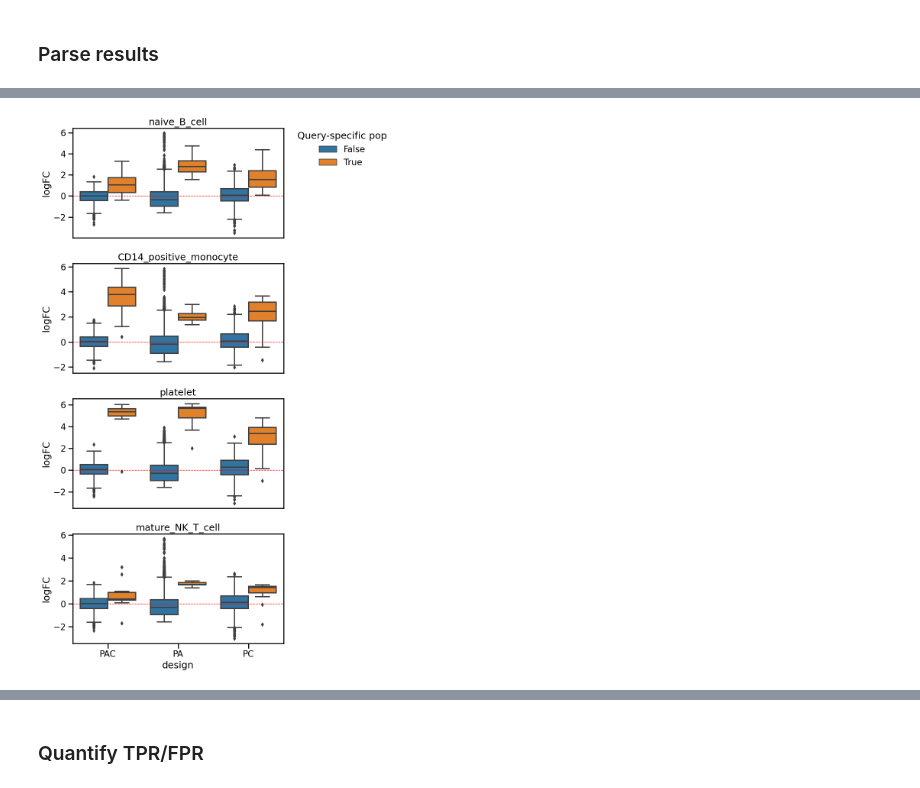
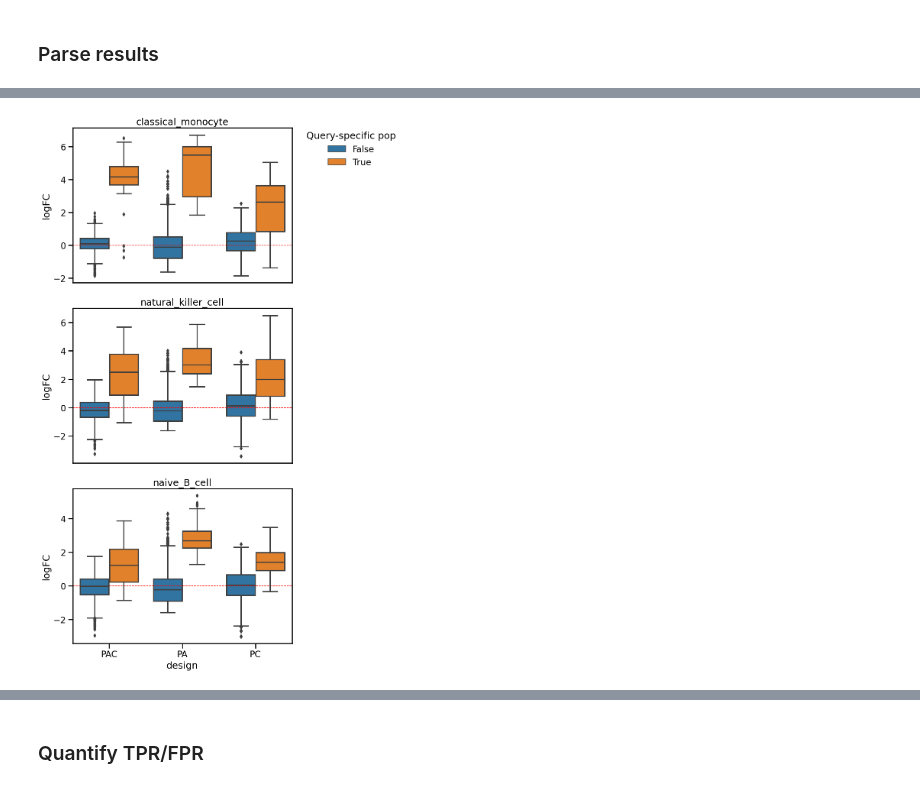
Before and after one commit to MarioniLab/oor_design_reproducibility, a Jupyter notebook: notebooks/mouse_chimeras/pbmc_design_comparison.ipynb, the cells around one changed output, grey strips where cells are left out. Cells and saved outputs as stored; diff of their text form; code cells hidden in the pictures.

```diff
--- a/notebooks/mouse_chimeras/pbmc_design_comparison.ipynb
+++ b/notebooks/mouse_chimeras/pbmc_design_comparison.ipynb
@@ -144,0 +170,2 @@ for d in [x for x in os.listdir(outdir) if not x.endswith('.h5ad')]:
+# %%
+nhood_obs_all = pd.read_csv(outdir + 'design_comparison.nhood_obs_all.csv', index_col=0)
@@ -145,29 +211,32 @@ for d in [x for x in os.listdir(outdir) if not x.endswith('.h5ad')]:
+# %%
+nhood_obs_all.is_perturb_nhood = nhood_obs_all.frac_perturb_cells > 0.2
 # %%
-cts = nhood_obs_all.perturb_pop.unique()
+# cts = nhood_obs_all.perturb_pop.unique()
+cts = ['classical_monocyte', 'natural_killer_cell', 'naive_B_cell']
 with rc_context({'figure.figsize':[10,15]}):
     fig,axs = plt.subplots(len(cts), 1)
     for i, ct in enumerate(cts):
         axs[i].axhline(y=0, color='r', linewidth=1, linestyle='--');
         sns.boxplot(
             data=nhood_obs_all[nhood_obs_all['perturb_pop'] == ct],
             hue='is_perturb_nhood', y='logFC', x='design', ax=axs[i]
         );
         if i == 0:
             axs[i].legend(
                 bbox_to_anchor=(1.05, 1),
                 loc='upper left',
                 borderaxespad=0,
                 frameon=False,
                 title='Query-specific pop');
         else:
             axs[i].legend([],[], frameon=False)
         if i < (len(axs)-1):
             remove_x_axis(axs[i])
         axs[i].set_title(ct)
     fig.tight_layout()
     fig.savefig(figdir + 'DAlogFC_boxplot.png');
 # %% [output]
-[figure, old version]
+[figure, new version]
 # %%
 nhood_obs_all.conf_gex[nhood_obs_all.conf_gex == 0] = np.nan
 nhood_obs_all.conf_labels[nhood_obs_all.conf_labels == 0] = np.nan
```
Also changed, not shown: parts of 25 cells of this notebook, 1 other file.
